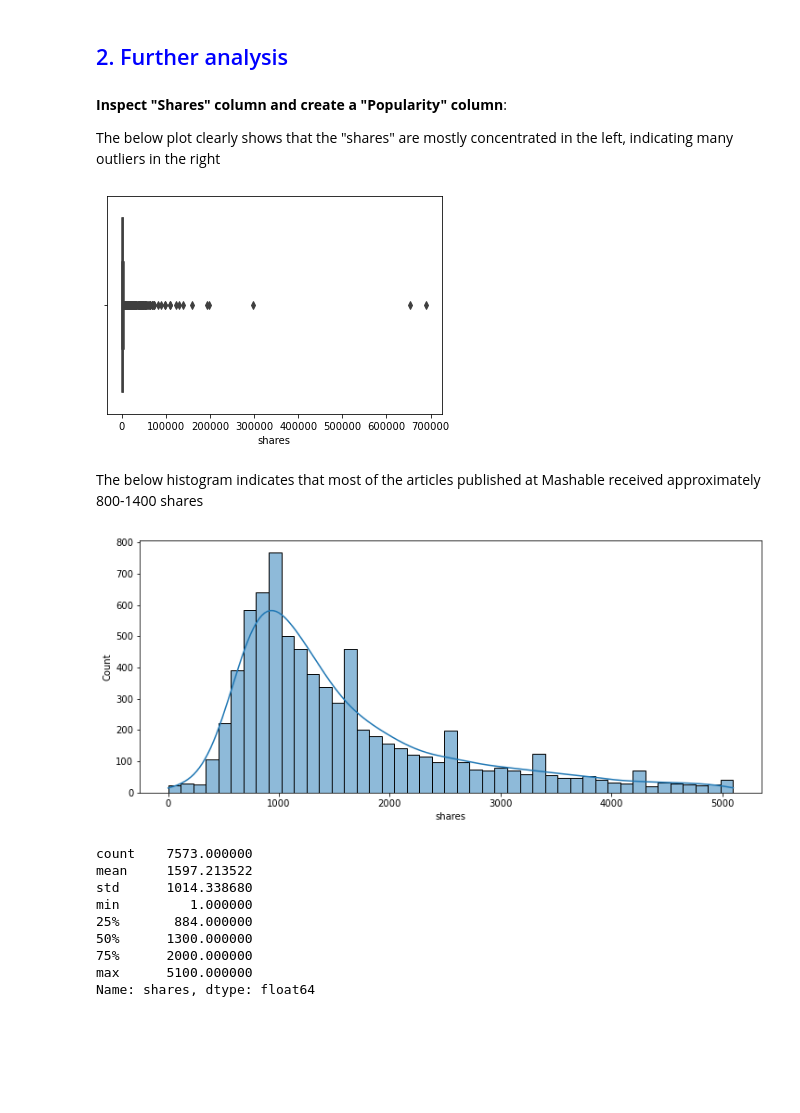
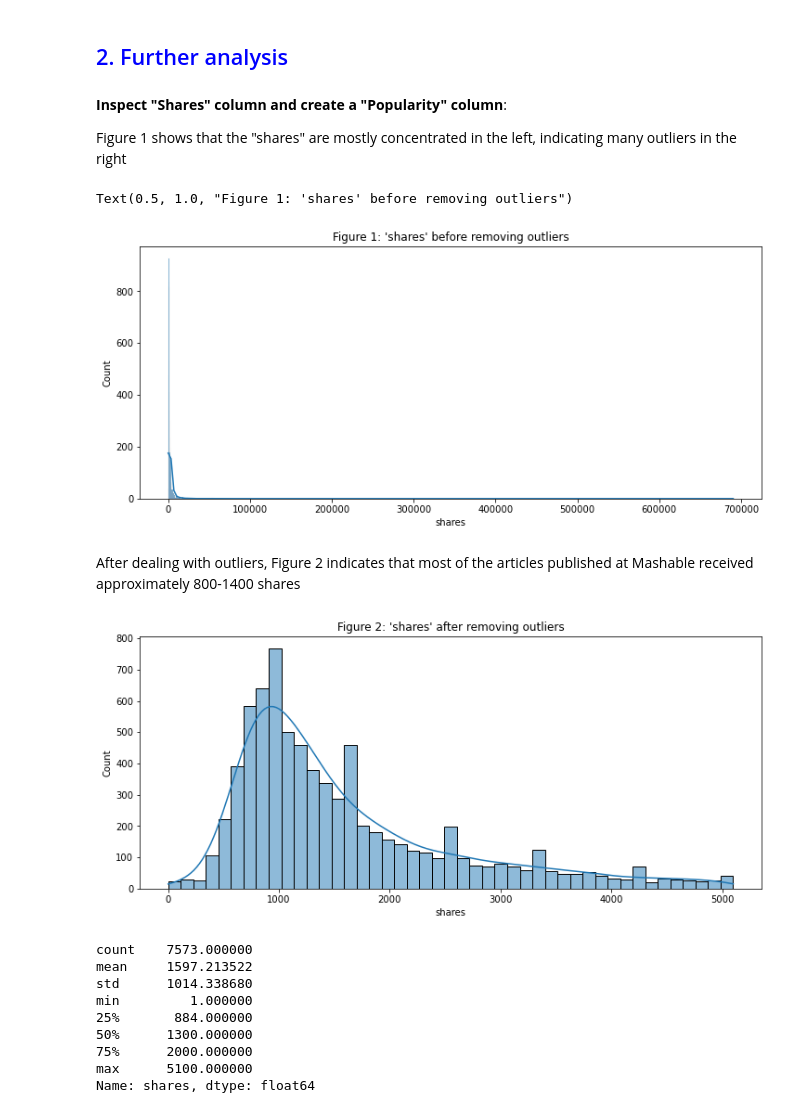
Before and after one commit to Hoaduong1990/Group2_pandas, a Jupyter notebook: online_news_popularity/online_news_popularity.ipynb, the cells around one changed output. Saved outputs shown, nothing was run; the diff lists cells and outputs as text; code cells hidden in the pictures; blank space fills up the shorter version.

```diff
--- a/online_news_popularity/online_news_popularity.ipynb
+++ b/online_news_popularity/online_news_popularity.ipynb
@@ -357,12 +321,15 @@ corr_matrix.style.applymap(color)
 # %% [markdown]
 **Inspect "Shares" column and create a "Popularity" column**:
 
-The below plot clearly shows that the "shares" are mostly concentrated in the left, indicating many outliers in the right
+Figure 1 shows that the "shares" are mostly concentrated in the left, indicating many outliers in the right
 # %%
 # plot "shares" column on distplot
-sns.boxplot(x="shares", data = df3);
+fig, ax = plt.subplots(figsize = (12,5))
+ax = sns.histplot(x = "shares",data = df3, kde= True)
+ax.set_title("Figure 1: 'shares' before removing outliers")
 # %% [output]
+Text(0.5, 1.0, "Figure 1: 'shares' before removing outliers")
-[figure, old version]
+[figure, new version]
 # %%
 #define a function to remove outliers
 def remove_outliers(data, col):
@@ -375,13 +342,13 @@ def remove_outliers(data, col):
 # %%
 df4 = remove_outliers(df3, "shares")
 # %% [markdown]
-The below histogram indicates that most of the articles published at Mashable received approximately 800-1400 shares
+After dealing with outliers, Figure 2 indicates that most of the articles published at Mashable received approximately 800-1400 shares
 # %%
 #plotting the distribution of "shares" again
 fig, ax = plt.subplots(figsize = (12,5))
-sns.histplot(x="shares", data=df4,kde=True);
+sns.histplot(x="shares", data=df4,kde=True).set_title("Figure 2: 'shares' after removing outliers");
 # %% [output]
-[figure, old version]
+[figure, new version]
 # %%
 df4.shares.describe()
 # %% [output]
```
Also changed, not shown: parts of 38 cells of this notebook.
